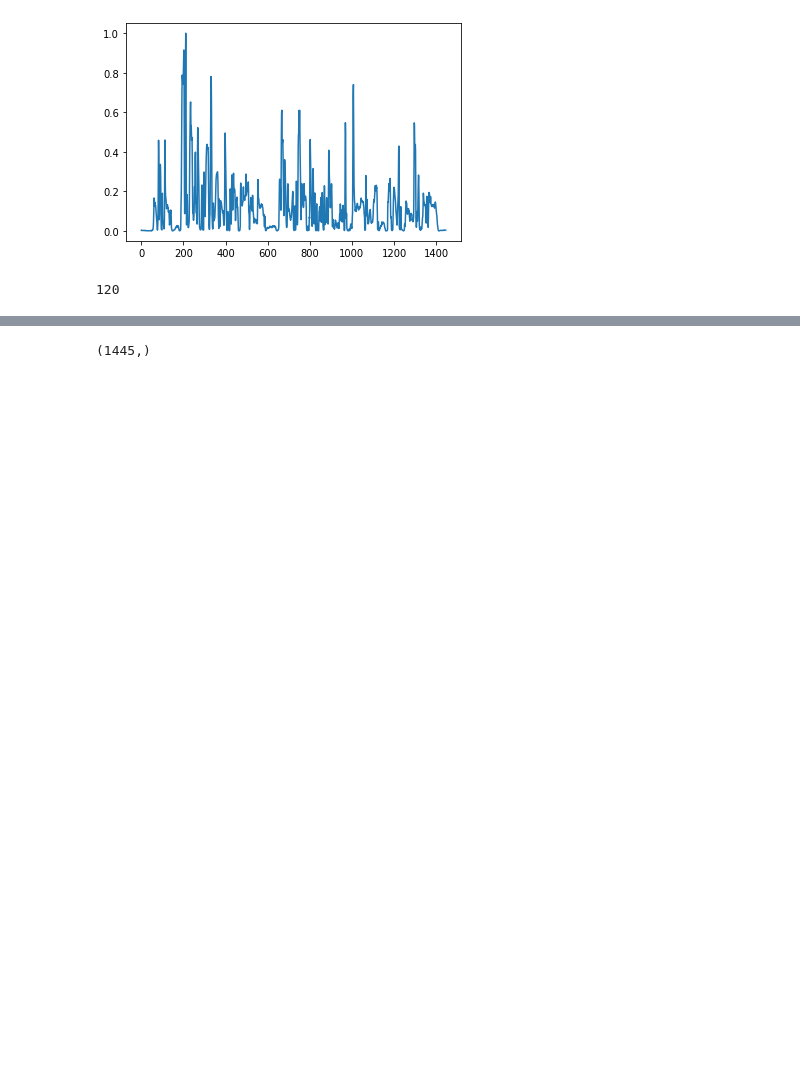
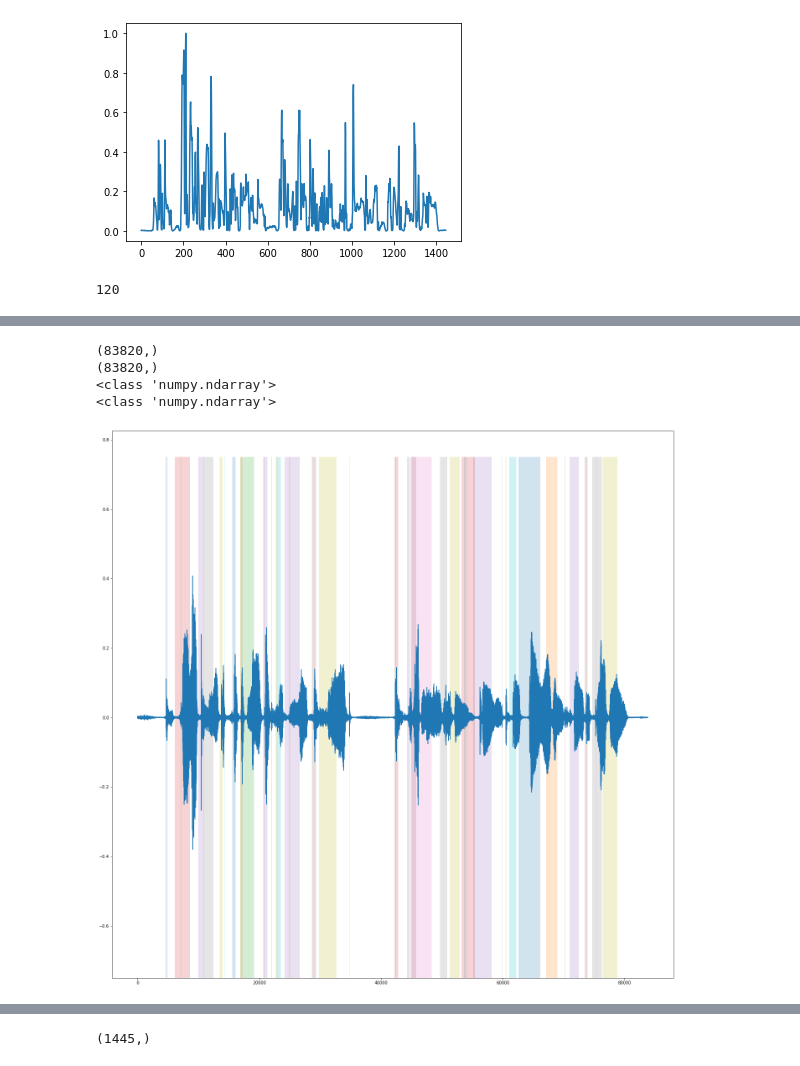
Before and after one commit to Majkil/Artefact, a Jupyter notebook: pg Split audio.ipynb, the cells around one changed output, grey strips where cells are left out. Drawn from its saved outputs; the diff is of its cells as text; code cells hidden in the pictures; blank space fills up the shorter version.

```diff
--- a/pg Split audio.ipynb
+++ b/pg Split audio.ipynb
@@ -69,3 +141,22 @@ len(voiced)
+# %%
+print(audio.shape)
+print(testering.shape)
+print(type(audio))
+print(type(testering))
+# %% [output]
+(83820,)
+(83820,)
+<class 'numpy.ndarray'>
+<class 'numpy.ndarray'>
+# %%
+plt.figure(figsize=(24,24))
+plt.plot(audio)
+for x in segments:
+    x1 = x[0]*hop_length
+    x2 = x[1]*hop_length
+    plt.bar(x1, height=1.5, width=(x2-x1), bottom=-0.75, alpha=0.2)
+# %% [output]
+[figure, added]
 # %%
 x = voiced[18]
 start, end =int(x[0]*hop_length ), int(x[1]*hop_length)
```
Also changed, not shown: parts of 12 cells of this notebook, 3 other files.
